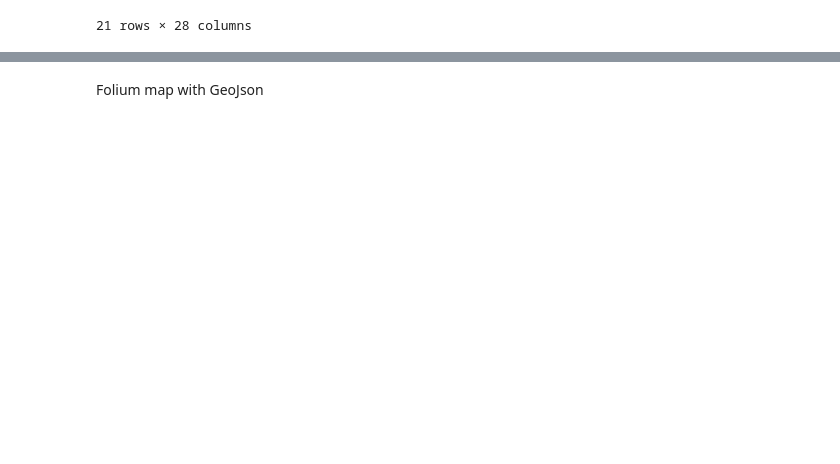
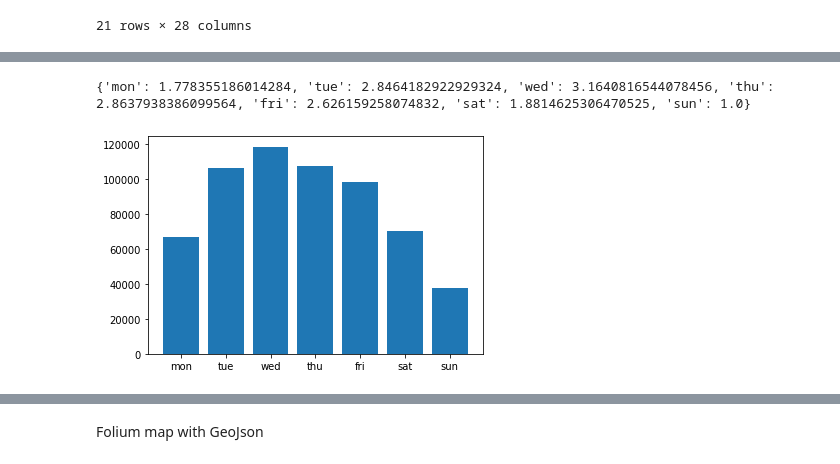
Before and after one commit to Ivpe1975/fyp2021p02g07, a Jupyter notebook: notebooks/DataAnalysis.ipynb, the cells around one changed output, grey strips where cells are left out. Cells and saved outputs as stored; diff of their text form; code cells hidden in the pictures; blank space fills up the shorter version.

```diff
--- a/notebooks/DataAnalysis.ipynb
+++ b/notebooks/DataAnalysis.ipynb
@@ -323,0 +330,35 @@ plt.show()
+# %%
+#figuring out if any of the days had more cases in them
+counter=0
+sumsperdaysofweek={'mon':0,'tue':0,'wed':0,'thu':0,'fri':0,'sat':0,'sun':0}
+for i in sumperday:
+    if counter==0:
+        sumsperdaysofweek['tue']=sumsperdaysofweek['tue']+i
+        counter+=1
+    elif counter==1:
+        sumsperdaysofweek['wed']=sumsperdaysofweek['wed']+i
+        counter+=1
+    elif counter==2:
+        sumsperdaysofweek['thu']=sumsperdaysofweek['thu']+i
+        counter+=1
+    elif counter==3:
+        sumsperdaysofweek['fri']=sumsperdaysofweek['fri']+i
+        counter+=1
+    elif counter==4:
+        sumsperdaysofweek['sat']=sumsperdaysofweek['sat']+i
+        counter+=1
+    elif counter==5:
+        sumsperdaysofweek['sun']=sumsperdaysofweek['sun']+i
+        counter+=1
+    elif counter==6:
+        sumsperdaysofweek['mon']=sumsperdaysofweek['mon']+i
+        counter=0
+plt.bar(sumsperdaysofweek.keys(),sumsperdaysofweek.values())
+# print(sumsperdaysofweek)
+normsums=sumsperdaysofweek
+for i in normsums:
+    normsums[i]=normsums[i]/normsums['sun']
+print(normsums)
+# %% [output]
+{'mon': 1.778355186014284, 'tue': 2.8464182922929324, 'wed': 3.1640816544078456, 'thu': 2.8637938386099564, 'fri': 2.626159258074832, 'sat': 1.8814625306470525, 'sun': 1.0}
+[figure, added]
```
Also changed, not shown: parts of 8 cells of this notebook.
